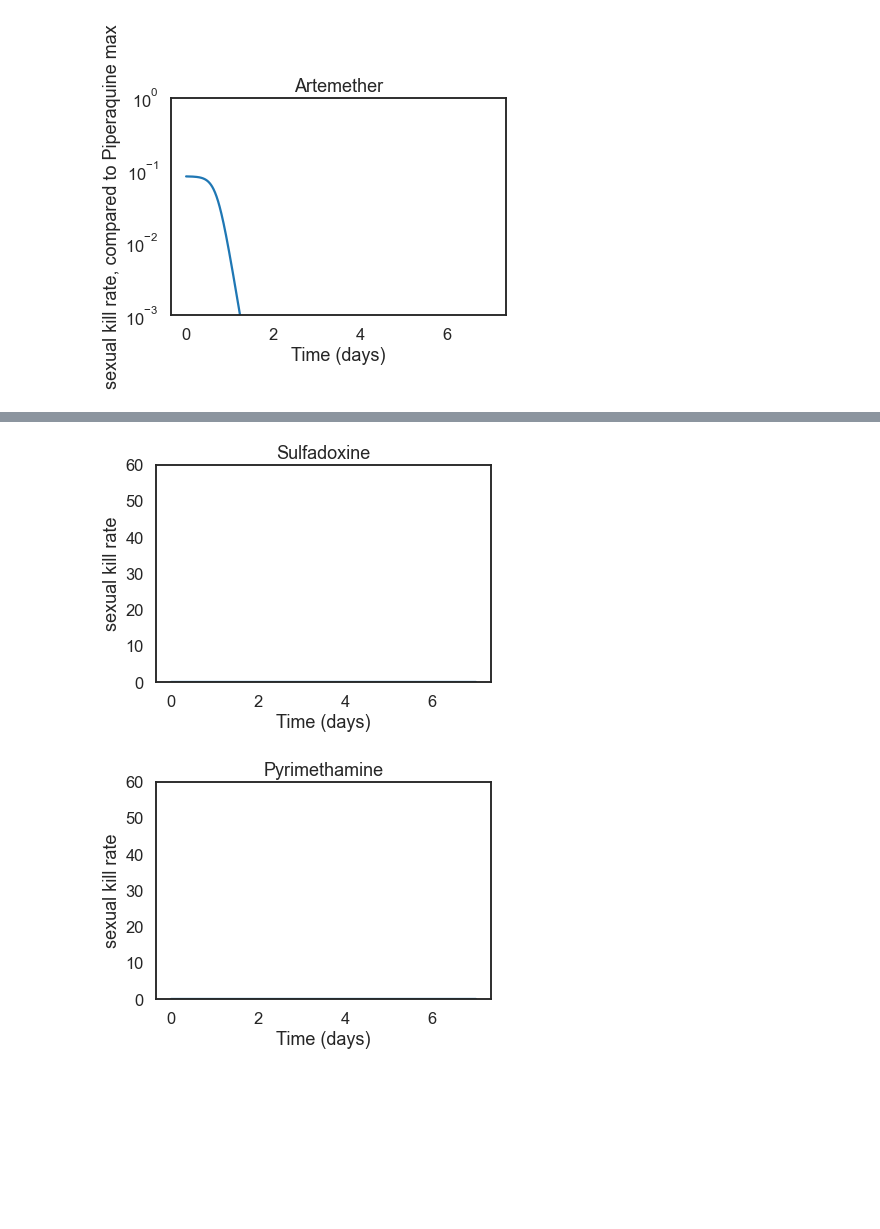
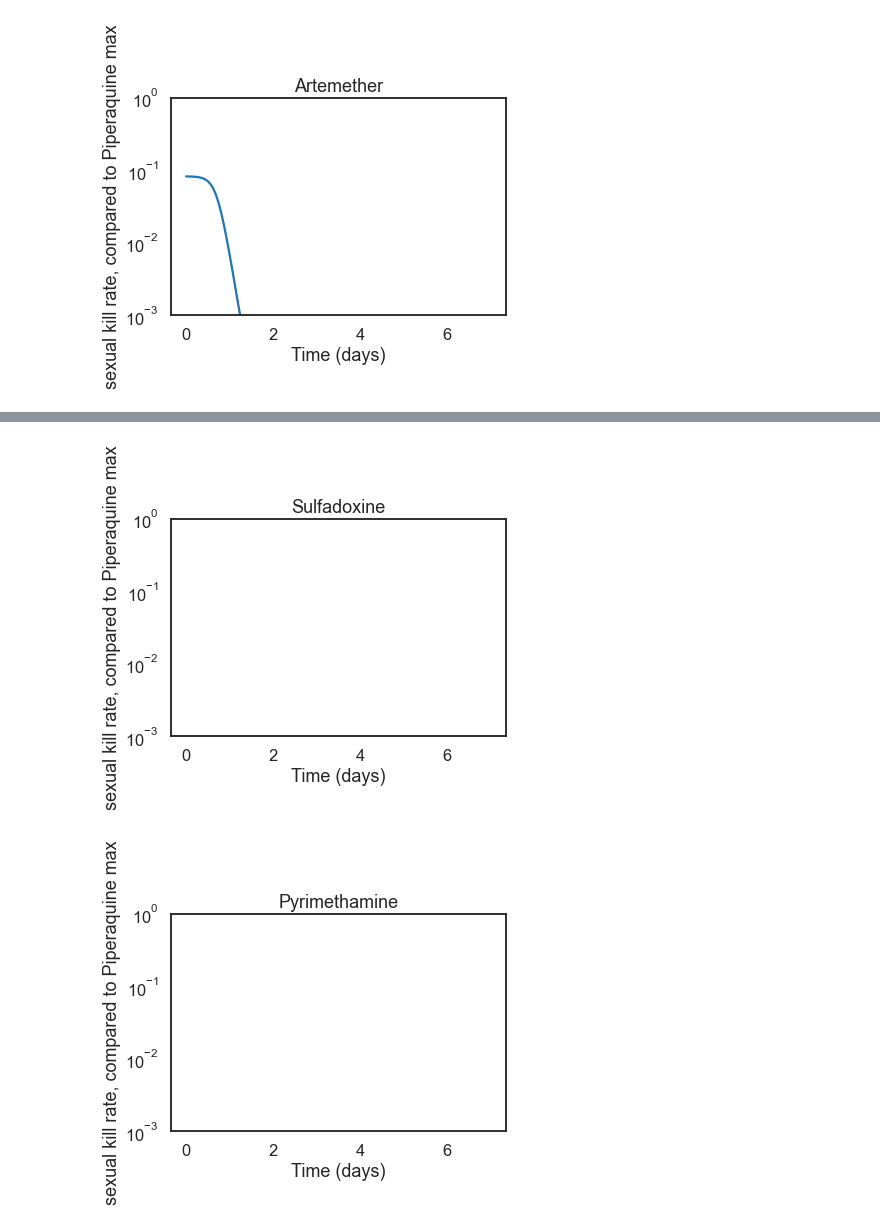
Before and after one commit to jgsuresh/sandbox-jsuresh, a Jupyter notebook: drug_pkpd/pkpd_v1.ipynb, the cells around one changed output, grey strips where cells are left out. Cells and saved outputs as stored; diff of their text form; code cells hidden in the pictures; blank space fills up the shorter version.

```diff
--- a/drug_pkpd/pkpd_v1.ipynb
+++ b/drug_pkpd/pkpd_v1.ipynb
@@ -333,9 +335,9 @@ plot_kill_rate_vs_days("Artesunate", tmax_days=7, stage="sexual")
 # %%
-plot_kill_rate_vs_days("Sulfadoxine", tmax_days=7, stage="sexual")
+plot_kill_rate_vs_days("Sulfadoxine", tmax_days=7, stage="sexual", normalize=True, logscale=True)
 # %% [output]
-[figure, old version]
+[figure, new version]
 # %%
-plot_kill_rate_vs_days("Pyrimethamine", tmax_days=7, stage="sexual")
+plot_kill_rate_vs_days("Pyrimethamine", tmax_days=7, stage="sexual", normalize=True, logscale=True)
 # %% [output]
-[figure, old version]
+[figure, new version]
 # %%
```
Also changed, not shown: parts of 8 cells of this notebook.
